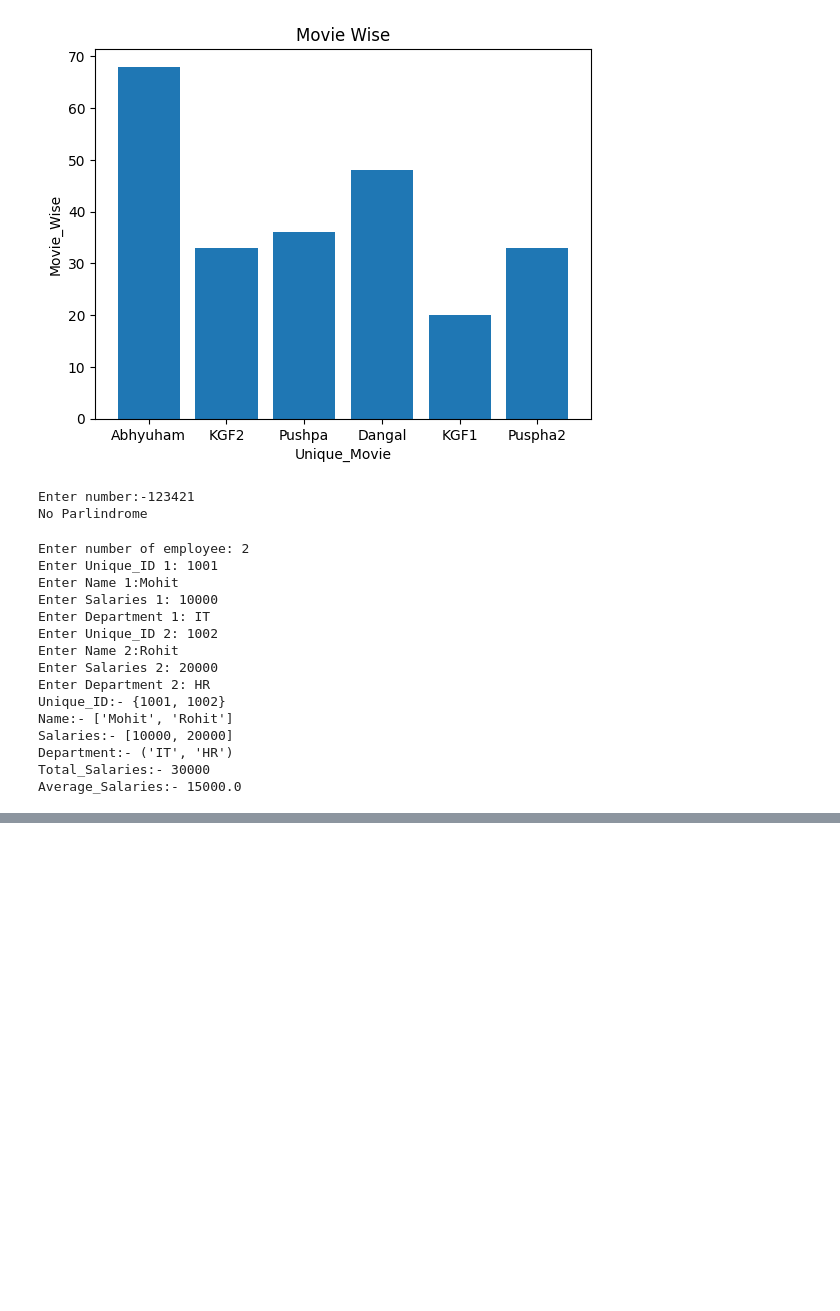
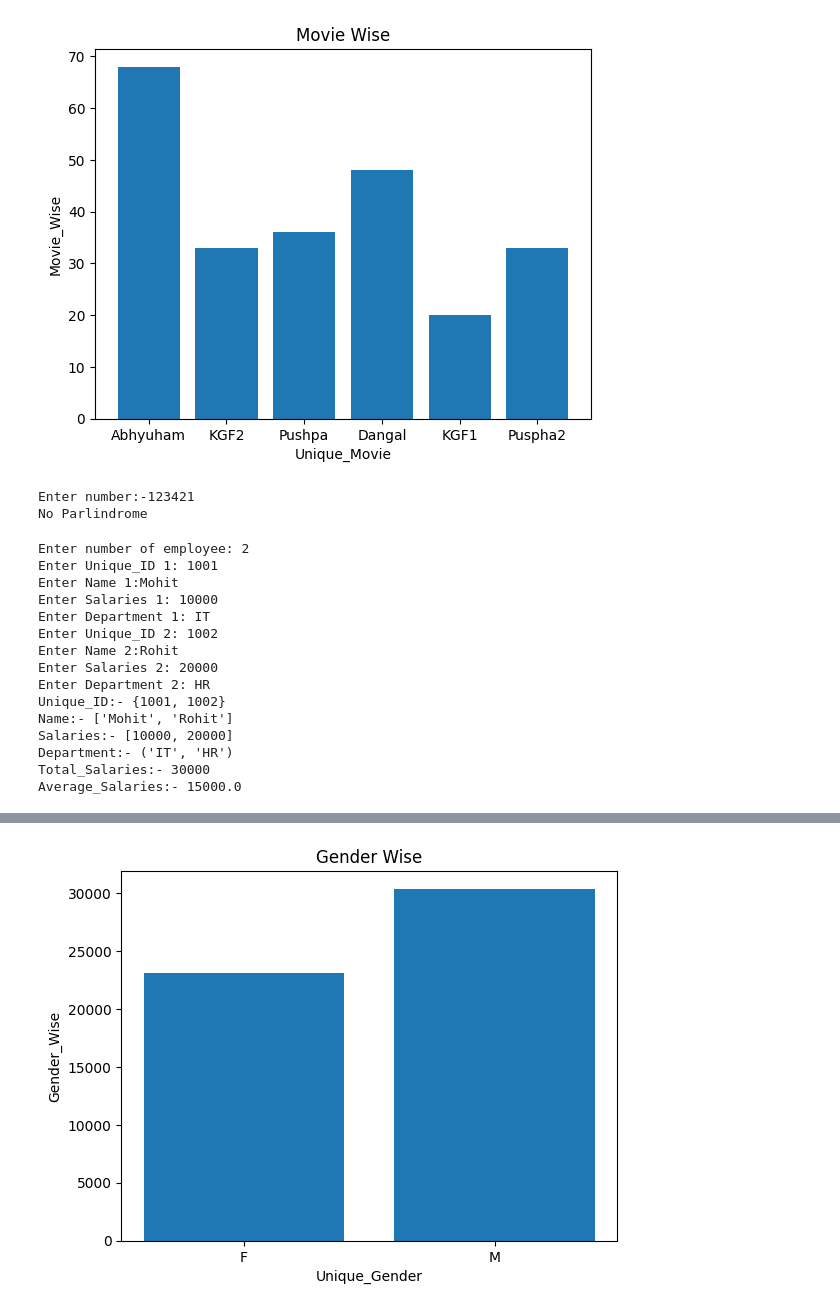
Before and after one commit to akanshauniyal1129-cmyk/Python, a Jupyter notebook: Python1.ipynb, the cells around one changed output, grey strips where cells are left out. Saved outputs shown, nothing was run; the diff lists cells and outputs as text; code cells hidden in the pictures; blank space fills up the shorter version.

```diff
--- a/Python1.ipynb
+++ b/Python1.ipynb
@@ -1876,0 +1901,79 @@ Average_Salaries:- 15000.0
+# %%
+from __future__ import with_statement
+import csv
+Customer=[]
+Gender=[]
+State=[]
+Product=[]
+Amount=[]
+with open("sales.csv",'r') as file:
+  reader=csv.reader(file)
+  header=next(reader)
+  for i in reader:
+    Customer.append(i[0])
+    Gender.append(i[1])
+    State.append(i[2])
+    Product.append(i[3])
+    Amount.append(i[4])
+
+  # Gender Wise
+
+  unique_gender=[]
+  gender_wise=[]
+  for i in Gender:
+    if i not in unique_gender:
+      unique_gender.append(i)
+      gender_wise.append(0)
+  for i in range(len(Gender)):
+    index=unique_gender.index(Gender[i])
+    gender_wise[index]+=int(Amount[i])
+  print("Unique_Wise:-",unique_gender)
+  print("Gender_Wise:-",gender_wise)
+
+  # State Wise
+
+  unique_state=[]
+  state_wise=[]
+  for i in State:
+    if i not in unique_state:
+      unique_state.append(i)
+      state_wise.append(0)
+  for i in range(len(State)):
+    index=unique_state.index(State[i])
+    state_wise[index]+=int(Amount[i])
+  print("Unique_State:-",unique_state)
+  print("State_Wise:-",state_wise)
+
+  # Product Wise
+
+  unique_product=[]
+  product_wise=[]
+  for i in Product:
+    if i not in unique_product:
+      unique_product.append(i)
+      product_wise.append(0)
+  for i in range(len(Product)):
+    index=unique_product.index(Product[i])
+    product_wise[index]+=int(Amount[i])
+  print("Unique_Product:-",unique_product)
+  print("Product_Wise:-",product_wise)
+
+import matplotlib.pyplot as plt
+plt.bar(unique_gender,gender_wise)
+plt.xlabel("Unique_Gender")
+plt.ylabel("Gender_Wise")
+plt.title("Gender Wise")
+plt.show()
+
+plt.bar(unique_state,state_wise)
+plt.xlabel("Unique_State")
+plt.ylabel("State_Wise")
+plt.title("State Wise")
+plt.show()
+
+plt.bar(unique_product,product_wise)
+plt.xlabel("Unique_Product")
+plt.ylabel("Product_Wise")
+plt.title("Product Wise")
+plt.show()
+# %% [output]
@@ -1876,0 +1986 @@ Average_Salaries:- 15000.0
+[figure, added]
```
Also changed, not shown: parts of 3 cells of this notebook.
